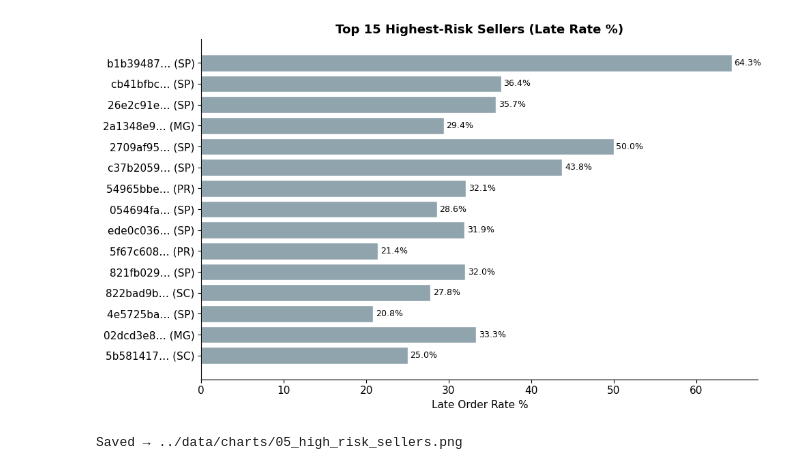
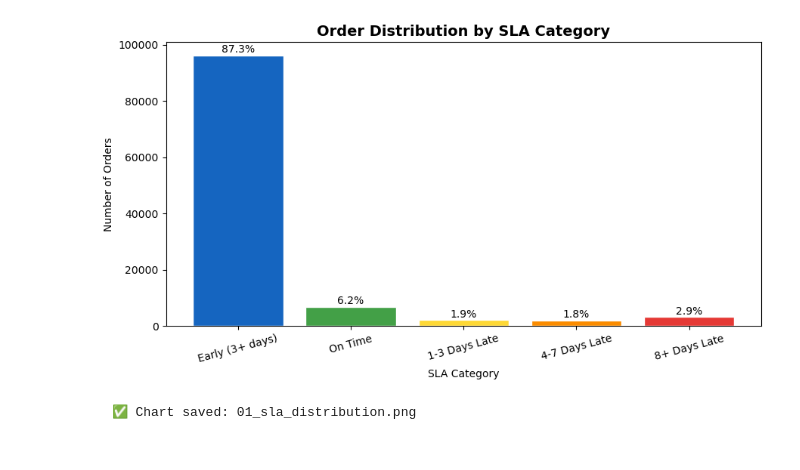
Before and after one commit to AvinashGhai/Olist-Supply-chain-Analytics, a Jupyter notebook: notebooks/04_risk_intelligence.ipynb, the cells around one changed output. Saved outputs shown, nothing was run; the diff lists cells and outputs as text; code cells hidden in the pictures.

```diff
--- a/notebooks/04_risk_intelligence.ipynb
+++ b/notebooks/04_risk_intelligence.ipynb
@@ -225,45 +219,0 @@ Saved → ../data/charts/04_seller_reliability.png
-# %%
-high_risk_sellers = (
-    seller_scorecard
-    .nsmallest(15, "reliability_score")[
-        ["seller_id", "seller_state", "total_orders",
-         "late_rate", "avg_delay_days", "reliability_score", "reliability_tier"]
-    ]
-    .copy()
-)
-high_risk_sellers["label"] = (
-    high_risk_sellers["seller_id"].str[:8] + "…" +
-    " (" + high_risk_sellers["seller_state"] + ")"
-)
-
-# Safe color mapping — fallback to grey if tier not in COLORS
-high_risk_sellers["color"] = (
-    high_risk_sellers["reliability_tier"]
-    .map(COLORS)
-    .fillna(COLORS["grey"])
-)
-
-fig, ax = plt.subplots(figsize=(10, 6))
-bars = ax.barh(
-    high_risk_sellers["label"],
-    high_risk_sellers["late_rate"],
-    color=high_risk_sellers["color"].tolist(),
-    edgecolor="white",
-)
-for bar, val in zip(bars, high_risk_sellers["late_rate"]):
-    ax.text(
-        bar.get_width() + 0.3,
-        bar.get_y() + bar.get_height() / 2,
-        f"{val:.1f}%",
-        va="center", fontsize=9
-    )
-ax.set_title("Top 15 Highest-Risk Sellers (Late Rate %)", fontsize=13, fontweight="bold")
-ax.set_xlabel("Late Order Rate %")
-ax.invert_yaxis()
-plt.tight_layout()
-plt.savefig("../data/charts/05_high_risk_sellers.png", dpi=150, bbox_inches="tight")
-plt.show()
-print("Saved → ../data/charts/05_high_risk_sellers.png")
-# %% [output]
-[figure, removed]
-Saved → ../data/charts/05_high_risk_sellers.png
@@ -269,0 +269,28 @@ Saved → ../data/charts/05_high_risk_sellers.png
+# %%
+# Cell 8 — Chart 2: SLA distribution
+sla_order = ["Early (3+ days)", "On Time", "1-3 Days Late", "4-7 Days Late", "8+ Days Late"]
+sla_colors = ["#1565C0", "#43A047", "#FDD835", "#FB8C00", "#E53935"]
+
+sla_plot = sla_summary.set_index("sla_category").reindex(sla_order)
+
+plt.figure(figsize=(9, 5))
+bars = plt.bar(
+    sla_plot.index,
+    sla_plot["order_count"],
+    color=sla_colors, edgecolor="white"
+)
+for bar, pct in zip(bars, sla_plot["order_pct"]):
+    plt.text(
+        bar.get_x() + bar.get_width()/2,
+        bar.get_height() + 200,
+        f"{pct:.1f}%", ha="center", va="bottom", fontsize=10
+    )
+plt.title("Order Distribution by SLA Category", fontsize=14, fontweight="bold")
+plt.xlabel("SLA Category")
+plt.ylabel("Number of Orders")
+plt.xticks(rotation=15)
+plt.tight_layout()
+save_chart("01_sla_distribution.png")
+# %% [output]
+[figure, added]
+  ✅ Chart saved: 01_sla_distribution.png
```
Also changed, not shown: parts of 26 cells of this notebook, 15 other files.
